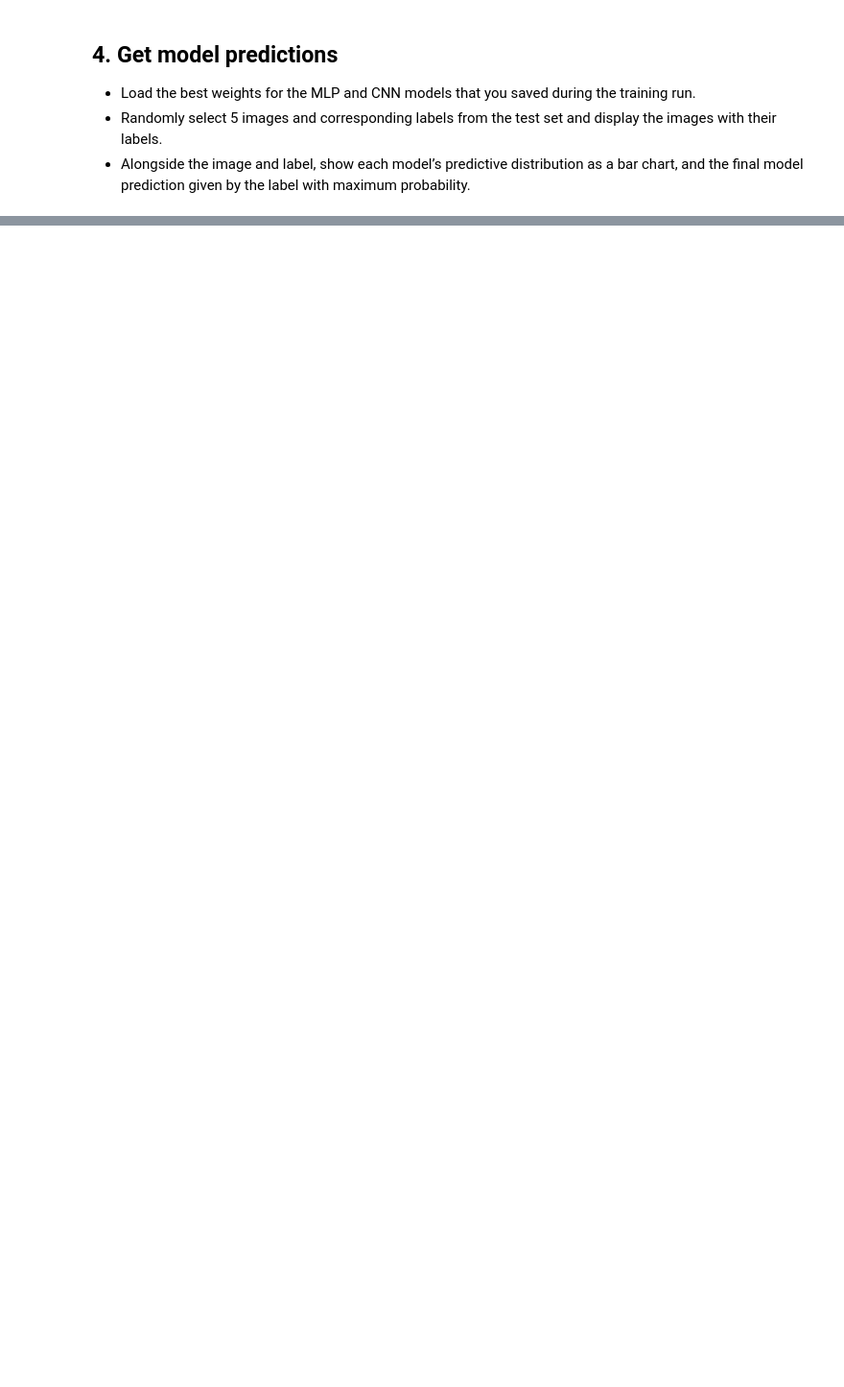
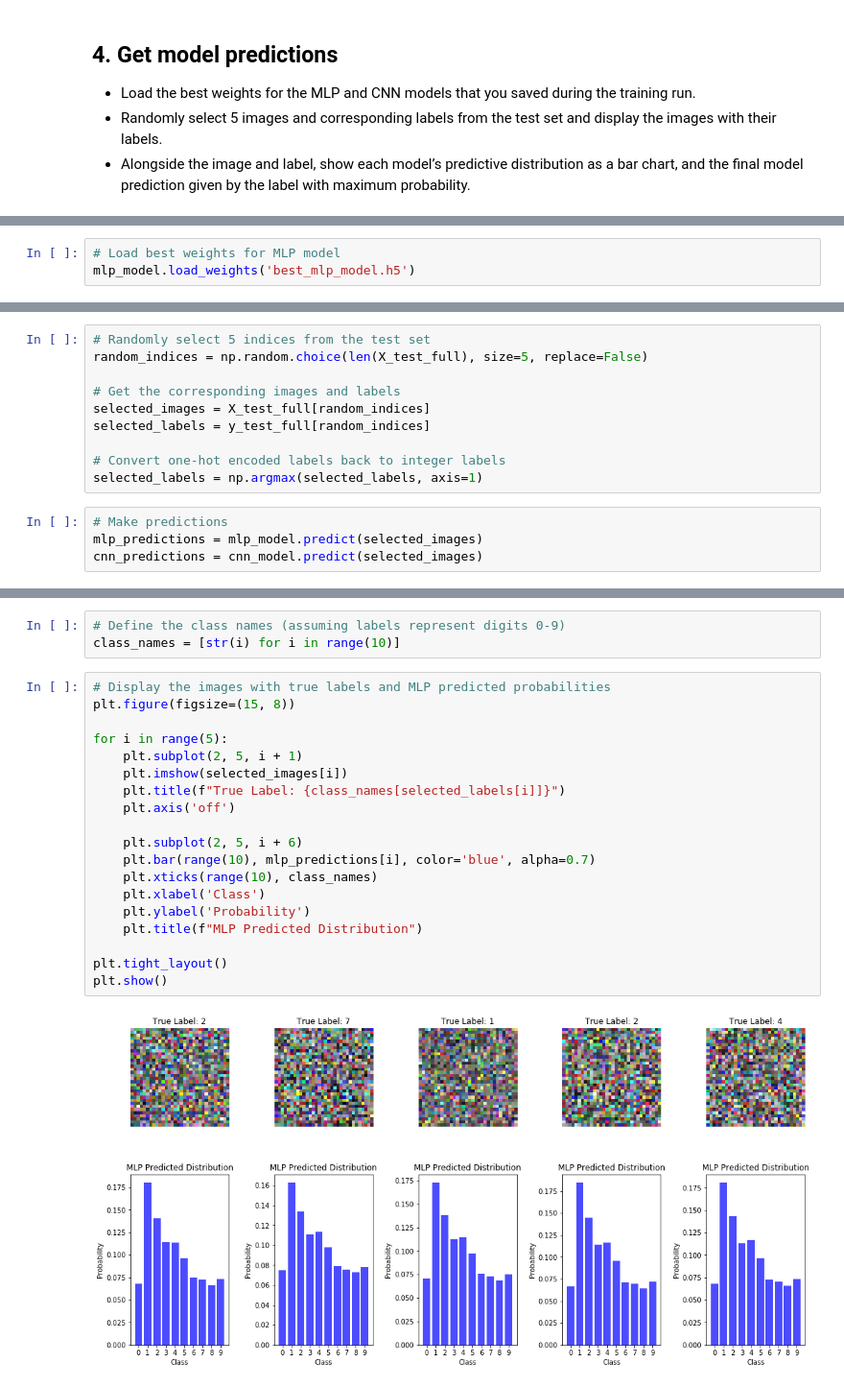
Before and after one commit to dennislamcv1/ICLT2, a Jupyter notebook: Getting started with TensorFlow 2/Capstone Project.ipynb, the cells around one changed output, grey strips where cells are left out. Shown at 96% size. Saved outputs shown, nothing was run; the diff lists cells and outputs as text; blank space fills up the shorter version.

```diff
--- a/Getting started with TensorFlow 2/Capstone Project.ipynb
+++ b/Getting started with TensorFlow 2/Capstone Project.ipynb
@@ -311,0 +349,3 @@ plt.show()
+# %%
+# Load best weights for MLP model
+mlp_model.load_weights('best_mlp_model.h5')
@@ -311,0 +377,14 @@ plt.show()
+# %%
+# Randomly select 5 indices from the test set
+random_indices = np.random.choice(len(X_test_full), size=5, replace=False)
+
+# Get the corresponding images and labels
+selected_images = X_test_full[random_indices]
+selected_labels = y_test_full[random_indices]
+
+# Convert one-hot encoded labels back to integer labels
+selected_labels = np.argmax(selected_labels, axis=1)
+# %%
+# Make predictions
+mlp_predictions = mlp_model.predict(selected_images)
+cnn_predictions = cnn_model.predict(selected_images)
@@ -311,0 +395,24 @@ plt.show()
+# %%
+# Define the class names (assuming labels represent digits 0-9)
+class_names = [str(i) for i in range(10)]
+# %%
+# Display the images with true labels and MLP predicted probabilities
+plt.figure(figsize=(15, 8))
+
+for i in range(5):
+    plt.subplot(2, 5, i + 1)
+    plt.imshow(selected_images[i])
+    plt.title(f"True Label: {class_names[selected_labels[i]]}")
+    plt.axis('off')
+
+    plt.subplot(2, 5, i + 6)
+    plt.bar(range(10), mlp_predictions[i], color='blue', alpha=0.7)
+    plt.xticks(range(10), class_names)
+    plt.xlabel('Class')
+    plt.ylabel('Probability')
+    plt.title(f"MLP Predicted Distribution")
+
+plt.tight_layout()
+plt.show()
+# %% [output]
+[figure, added]
```
Also changed, not shown: parts of 62 cells of this notebook, 9 other files.
